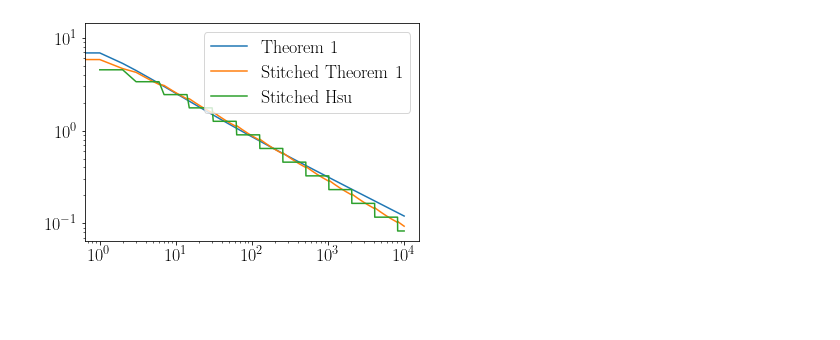
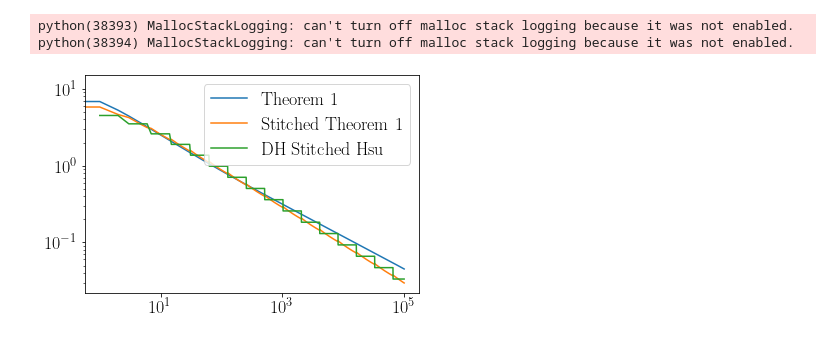
Before and after one commit to bchugg/confidence-spheres, a Jupyter notebook: subG.ipynb, the cells around one changed output. Saved outputs shown, nothing was run; the diff lists cells and outputs as text; code cells hidden in the pictures; blank space fills up the shorter version.

```diff
--- a/subG.ipynb
+++ b/subG.ipynb
@@ -69,18 +69,21 @@ def stitched_subG_css(trSigma, lambdamax, n, r):
     return widths
 # %%
 alpha = 0.05
+n = 100000
 
-css = subG_css(5, 1, 10000, np.log(1/alpha))
-stitched_css = stitched_subG_css(5, 1, 10000, np.log(1/alpha))
-stitched_hsu = stitched_Hsu(5, 5, 1, 10000, np.log(1/alpha))
+css = subG_css(5, 1, n, np.log(1/alpha))
+stitched_css = stitched_subG_css(5, 1, n, np.log(1/alpha))
+stitched_hsu = stitched_Hsu(5, 5, 1, n, np.log(1/alpha))
 
 plt.plot(css, label='Theorem 1')
 plt.plot(stitched_css, label='Stitched Theorem 1')
-plt.plot(stitched_hsu, label='Stitched Hsu')
+plt.plot(stitched_hsu, label='DH Stitched Hsu')
 
 plt.legend()
 
 plt.yscale('log')
 plt.xscale('log')
 # %% [output]
+python(38393) MallocStackLogging: can't turn off malloc stack logging because it was not enabled.
+python(38394) MallocStackLogging: can't turn off malloc stack logging because it was not enabled.
-[figure, old version]
+[figure, new version]
```
Also changed, not shown: 3 other files.
